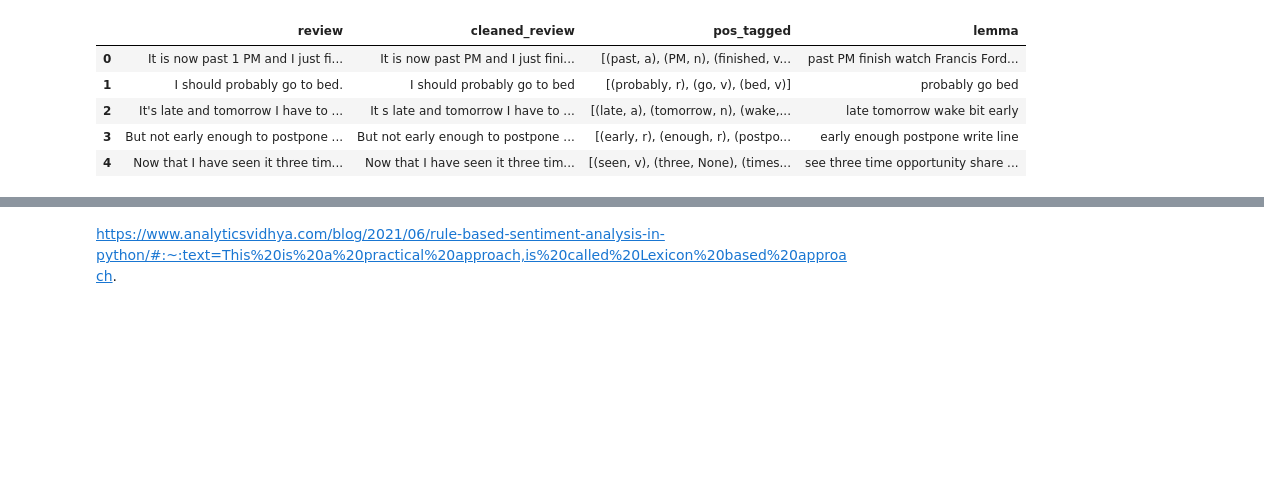
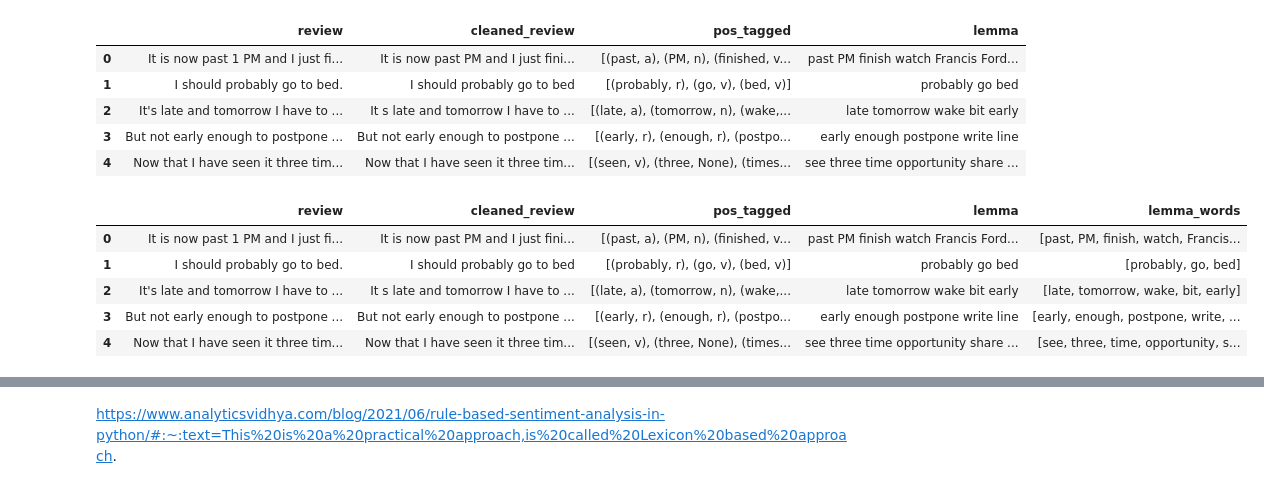
Before and after one commit to SilentCatD/lab_big_data, a Jupyter notebook: lab_2/labeling.ipynb, the cells around one changed output, grey strips where cells are left out. Cells and saved outputs as stored; diff of their text form; code cells hidden in the pictures; blank space fills up the shorter version.

```diff
--- a/lab_2/labeling.ipynb
+++ b/lab_2/labeling.ipynb
@@ -181,3 +184,13 @@ data.head()
+# %%
+data['lemma_words'] = data['lemma'].apply(lemma_word_tokenize)
+data.head()
+# %% [output]
+|  | review | cleaned_review | pos_tagged | lemma | lemma_words |
+| 0 | It is now past 1 PM and I just fi... | It is now past PM and I just fini... | [(past, a), (PM, n), (finished, v... | past PM finish watch Francis Ford... | [past, PM, finish, watch, Francis... |
+| 1 | I should probably go to bed. | I should probably go to bed | [(probably, r), (go, v), (bed, v)] | probably go bed | [probably, go, bed] |
+| 2 | It's late and tomorrow I have to ... | It s late and tomorrow I have to ... | [(late, a), (tomorrow, n), (wake,... | late tomorrow wake bit early | [late, tomorrow, wake, bit, early] |
+| 3 | But not early enough to postpone ... | But not early enough to postpone ... | [(early, r), (enough, r), (postpo... | early enough postpone write line | [early, enough, postpone, write, ... |
+| 4 | Now that I have seen it three tim... | Now that I have seen it three tim... | [(seen, v), (three, None), (times... | see three time opportunity share ... | [see, three, time, opportunity, s... |
 # %%
 def sentiwordnetanalysis(pos_data):
   sentiment = 0
```
Also changed, not shown: parts of 9 cells of this notebook.
